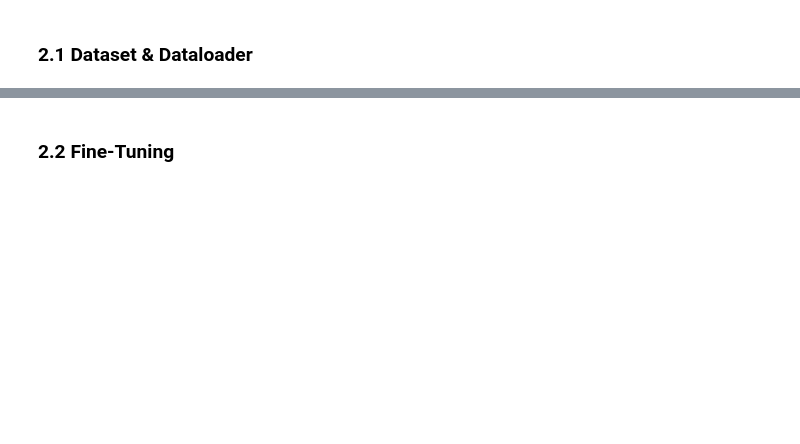
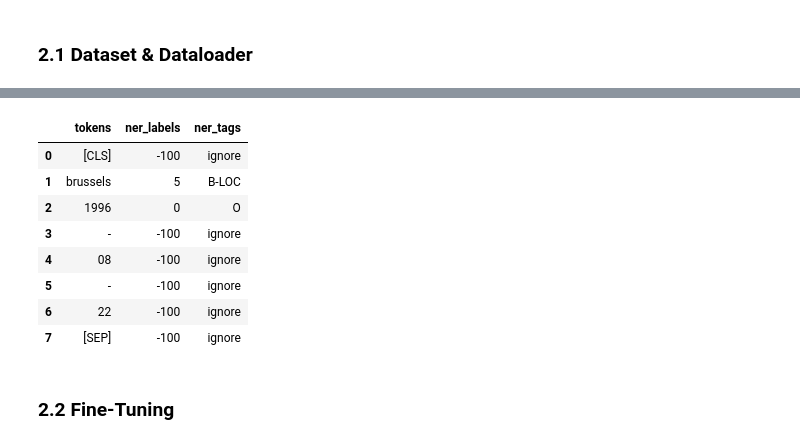
Before and after one commit to OmriGruman/conll2003-ner, a Jupyter notebook: main.ipynb, the cells around one changed output, grey strips where cells are left out. Cells and saved outputs as stored; diff of their text form; code cells hidden in the pictures; blank space fills up the shorter version.

```diff
--- a/main.ipynb
+++ b/main.ipynb
@@ -323,0 +384,5 @@ KeyboardInterrupt:
+# %%
+data_len = 1000
+
+train_dataset = conll2003_dataset["train"].select(range(data_len))
+train_dataset
@@ -325,0 +403,21 @@ KeyboardInterrupt:
+# %%
+def tokenize_and_align_labels(examples):
+    tokenized_inputs = tokenizer(examples["tokens"], truncation=True, is_split_into_words=True)
+
+    labels = []
+    for i, label in enumerate(examples[f"ner_tags"]):
+        word_ids = tokenized_inputs.word_ids(batch_index=i)  # Map tokens to their respective word.
+        previous_word_idx = None
+        label_ids = []
+        for word_idx in word_ids:  # Set the special tokens to -100.
+            if word_idx is None:
+                label_ids.append(-100)
+            elif word_idx != previous_word_idx:  # Only label the first token of a given word.
+                label_ids.append(label[word_idx])
+            else:
+                label_ids.append(-100)
+            previous_word_idx = word_idx
+        labels.append(label_ids)
+
+    tokenized_inputs["labels"] = labels
+    return tokenized_inputs
@@ -326,2 +432,17 @@ KeyboardInterrupt:
+# %%
+id2tag[-100]='ignore'
+exml=tokenized_train_dataset[2]
+
+pd.DataFrame({'tokens':tokenizer.convert_ids_to_tokens(exml["input_ids"]), 'ner_labels':exml['labels'], 'ner_tags': [id2tag[label] for label in exml['labels']] })
+# %% [output]
+|  | tokens | ner_labels | ner_tags |
+| 0 | [CLS] | -100 | ignore |
+| 1 | brussels | 5 | B-LOC |
+| 2 | 1996 | 0 | O |
+| 3 | - | -100 | ignore |
+| 4 | 08 | -100 | ignore |
+| 5 | - | -100 | ignore |
+| 6 | 22 | -100 | ignore |
+| 7 | [SEP] | -100 | ignore |
 # %% [markdown]
 ### 2.2 Fine-Tuning
```
Also changed, not shown: parts of 23 cells of this notebook.
